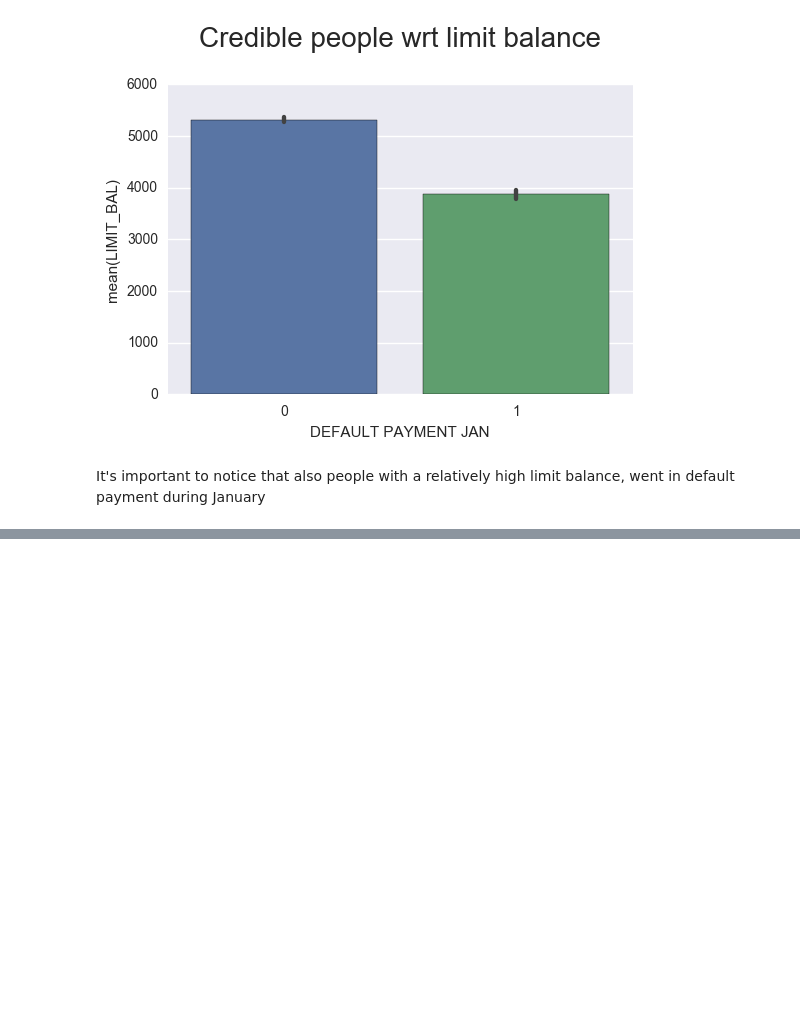
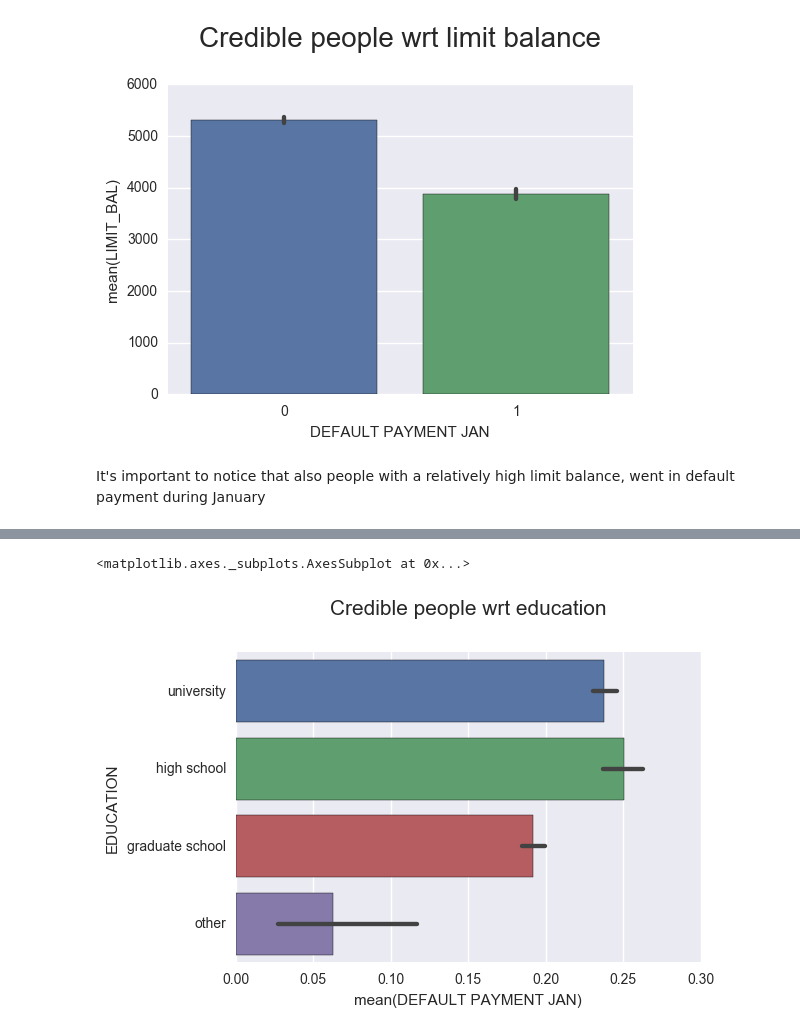
Before and after one commit to pietrodimarco91/Machine-Learning-Project-Loan-Default-Prediction, a Jupyter notebook: DataExplorationCarmen.ipynb, the cells around one changed output, grey strips where cells are left out. Cells and saved outputs as stored; diff of their text form; code cells hidden in the pictures; blank space fills up the shorter version.

```diff
--- a/DataExplorationCarmen.ipynb
+++ b/DataExplorationCarmen.ipynb
@@ -131,0 +172,6 @@ It's important to notice that also people with a relatively high limit balance,
+# %%
+plt.title('Credible people wrt education', size=15, y=1.1)
+sns.barplot(x = 'DEFAULT PAYMENT JAN', y='EDUCATION', data=train)
+# %% [output]
+<matplotlib.axes._subplots.AxesSubplot at 0x...>
+[figure, added]
```
Also changed, not shown: parts of 51 cells of this notebook.
